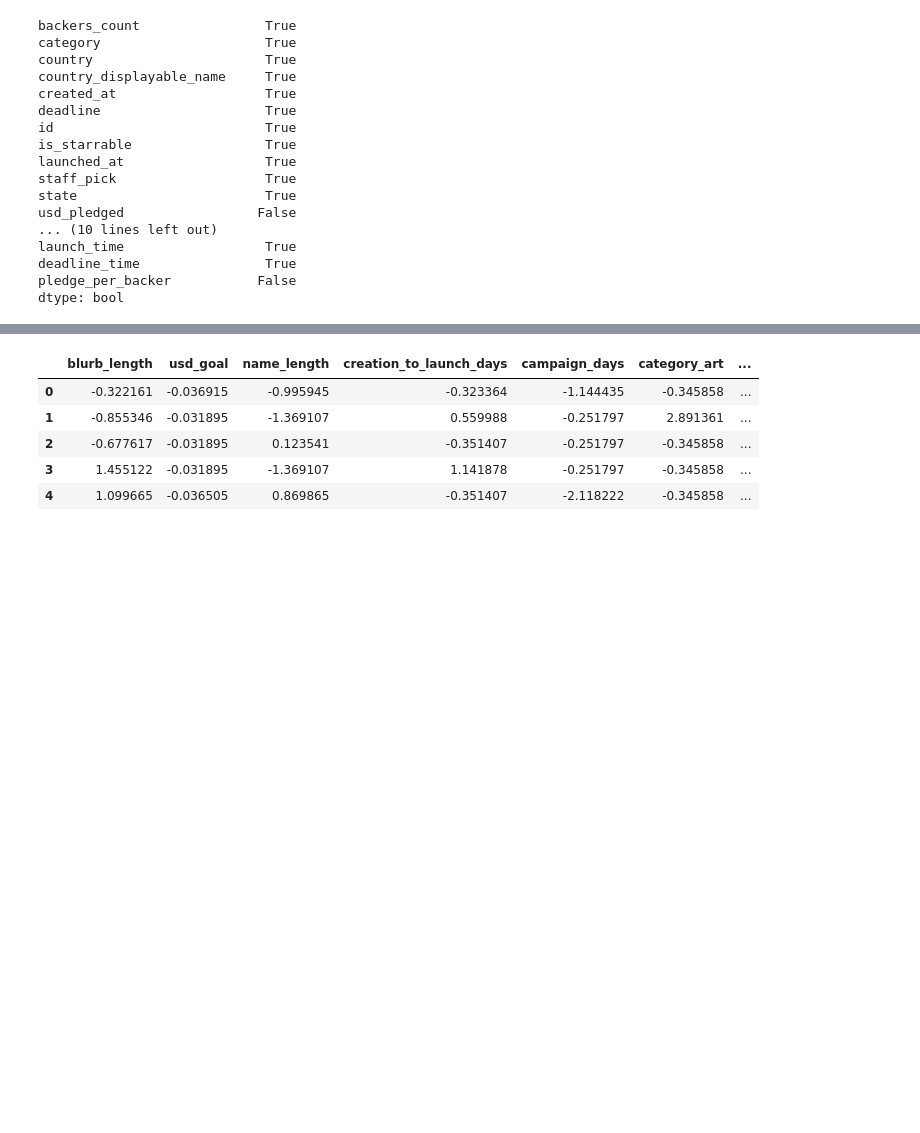
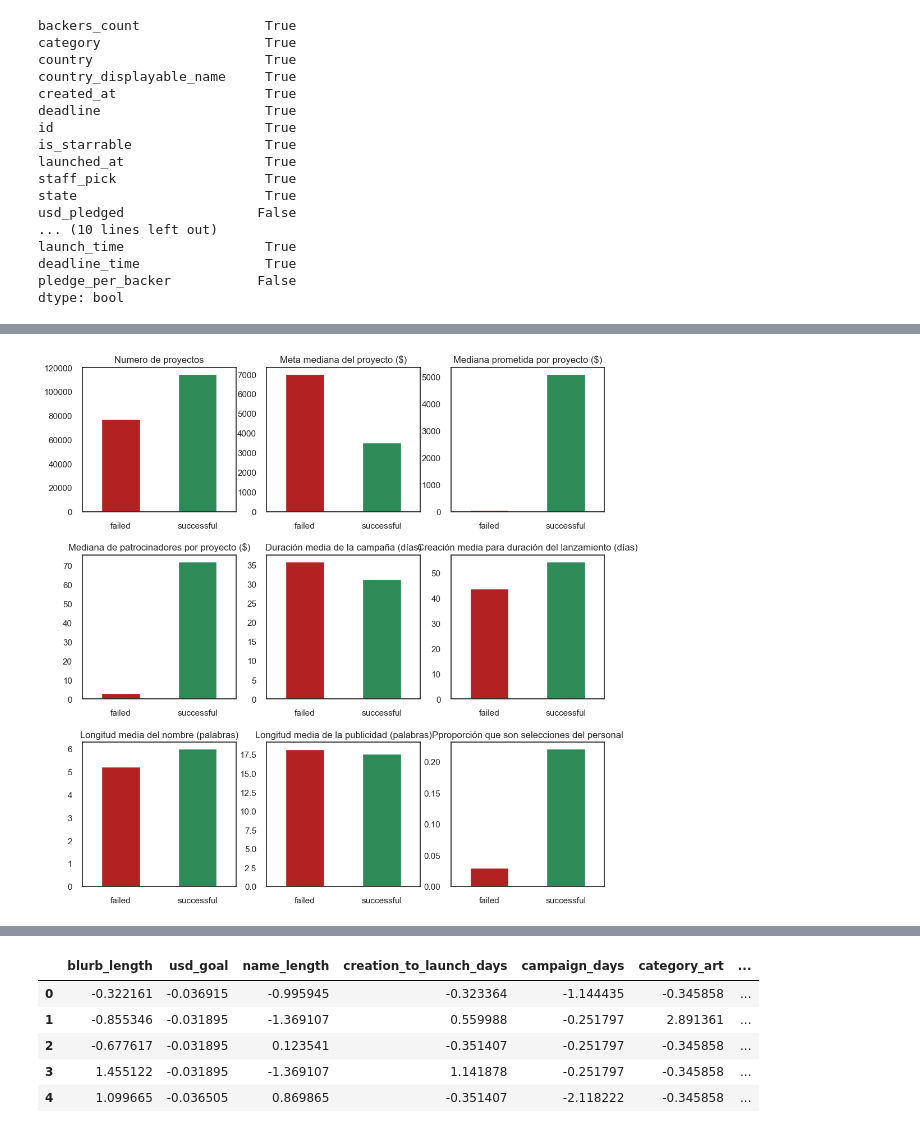
Before and after one commit to ababdalla/Tesis, a Jupyter notebook: Analisis-Tesis.ipynb, the cells around one changed output, grey strips where cells are left out. Cells and saved outputs as stored; diff of their text form; code cells hidden in the pictures; blank space fills up the shorter version.

```diff
--- a/Analisis-Tesis.ipynb
+++ b/Analisis-Tesis.ipynb
@@ -1092,0 +657,47 @@ The dependent variable will now be converted into 1s (successful) and 0s (failur
+# %%
+# Trazar la cantidad promedio prometida a proyectos exitosos y no exitosos
+fig, ((ax1, ax2, ax3), (ax4, ax5, ax6), (ax7, ax8, ax9)) = plt.subplots(3, 3, figsize=(12,12))
+
+df['state'].value_counts(ascending=True).plot(kind='bar', ax=ax1, color=['firebrick', 'seagreen'], rot=0)
+ax1.set_title('Numero de proyectos')
+ax1.set_xlabel('')
+
+df.groupby('state').usd_goal.median().plot(kind='bar', ax=ax2, color=['firebrick', 'seagreen'], rot=0)
+ax2.set_title('Meta mediana del proyecto ($)')
+ax2.set_xlabel('')
+
+df.groupby('state').usd_pledged.median().plot(kind='bar', ax=ax3, color=['firebrick', 'seagreen'], rot=0)
+ax3.set_title('Mediana prometida por proyecto ($)')
+ax3.set_xlabel('')
+
+df.groupby('state').backers_count.median().plot(kind='bar', ax=ax4, color=['firebrick', 'seagreen'], rot=0)
+ax4.set_title('Mediana de patrocinadores por proyecto ($)')
+ax4.set_xlabel('')
+
+df.groupby('state').campaign_days.mean().plot(kind='bar', ax=ax5, color=['firebrick', 'seagreen'], rot=0)
+ax5.set_title('Duración media de la campaña (días)')
+ax5.set_xlabel('')
+
+df.groupby('state').creation_to_launch_days.mean().plot(kind='bar', ax=ax6, color=['firebrick', 'seagreen'], rot=0)
+ax6.set_title('Creación media para duración del lanzamiento (días)')
+ax6.set_xlabel('')
+
+df.groupby('state').name_length.mean().plot(kind='bar', ax=ax7, color=['firebrick', 'seagreen'], rot=0)
+ax7.set_title('Longitud media del nombre (palabras)')
+ax7.set_xlabel('')
+
+df.groupby('state').blurb_length.mean().plot(kind='bar', ax=ax8, color=['firebrick', 'seagreen'], rot=0)
+ax8.set_title('Longitud media de la publicidad (palabras)')
+ax8.set_xlabel('')
+
+# Creación de un marco de datos agrupado por staff_pick con columnas para fallido y exitoso
+pick_df = pd.get_dummies(df.set_index('staff_pick').state).groupby('staff_pick').sum()
+# Normalizes counts by column, and selects the 'True' category (iloc[1])
+(pick_df.div(pick_df.sum(axis=0), axis=1)).iloc[1].plot(kind='bar', ax=ax9, color=['firebrick', 'seagreen'], rot=0)
+ax9.set_title('Pproporción que son selecciones del personal')
+ax9.set_xlabel('')
+
+fig.subplots_adjust(hspace=0.3)
+plt.show()
+# %% [output]
+[figure, added]
```
Also changed, not shown: parts of 257 cells of this notebook.
